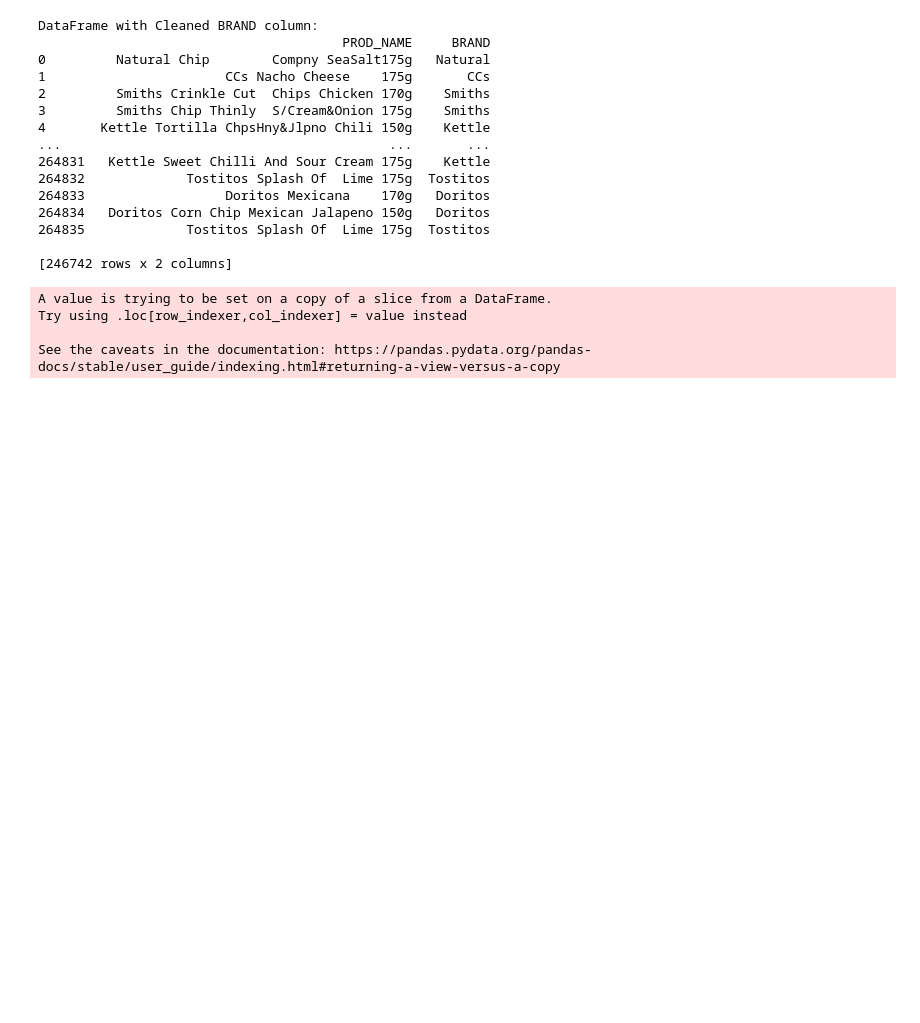
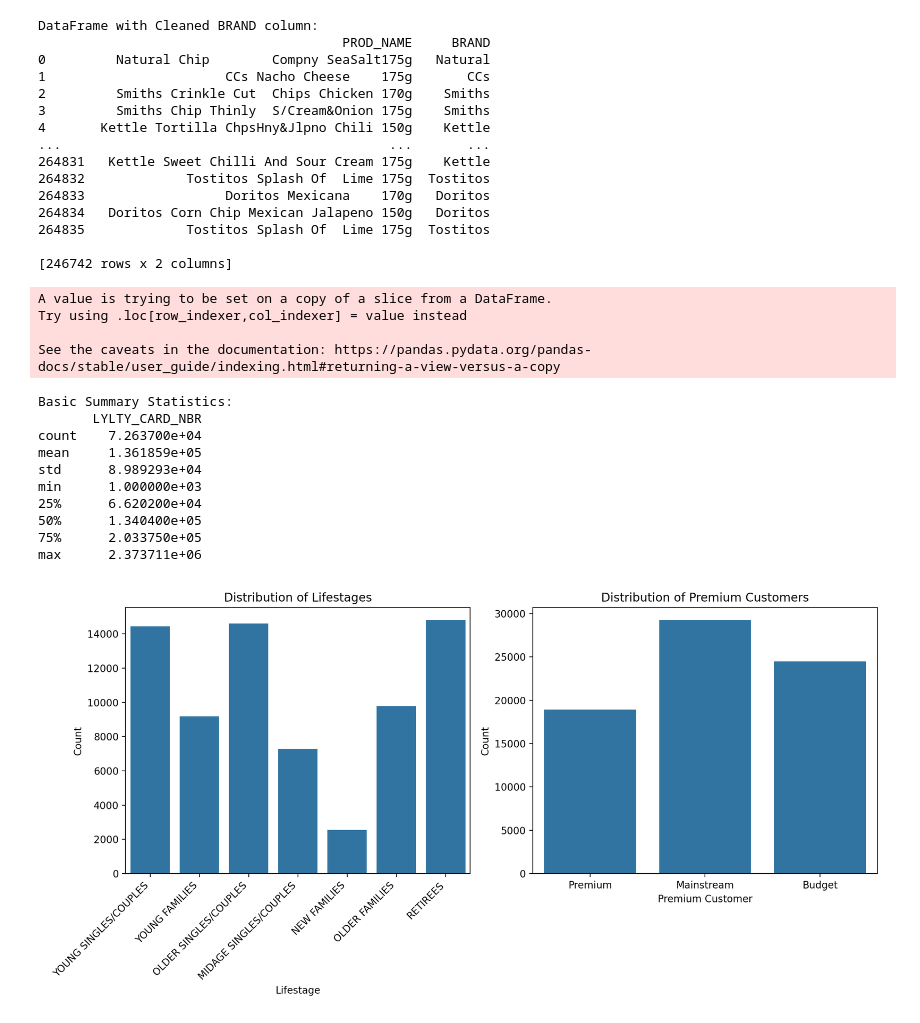
Before and after one commit to yahyaCS/quantiumTasks, a Jupyter notebook: Task1.ipynb, the cells around one changed output. Drawn from its saved outputs; the diff is of its cells as text; code cells hidden in the pictures; blank space fills up the shorter version.

Commit message:
Summarized the Customer Data

```diff
--- a/Task1.ipynb
+++ b/Task1.ipynb
@@ -352,3 +352,38 @@ A value is trying to be set on a copy of a slice from a DataFrame.
 Try using .loc[row_indexer,col_indexer] = value instead
 
 See the caveats in the documentation: https://pandas.pydata.org/pandas-docs/stable/user_guide/indexing.html#returning-a-view-versus-a-copy
+# %%
+import seaborn as sns
+
+print("Basic Summary Statistics:")
+print(df_customerData.describe())
+
+plt.figure(figsize=(12, 6))
+
+plt.subplot(1, 2, 1)
+sns.countplot(x='LIFESTAGE', data=df_customerData)
+plt.title('Distribution of Lifestages')
+plt.xlabel('Lifestage')
+plt.ylabel('Count')
+plt.xticks(rotation=45, ha='right')
+
+plt.subplot(1, 2, 2)
+sns.countplot(x='PREMIUM_CUSTOMER', data=df_customerData)
+plt.title('Distribution of Premium Customers')
+plt.xlabel('Premium Customer')
+plt.ylabel('Count')
+
+plt.tight_layout()
+plt.show()
+# %% [output]
+Basic Summary Statistics:
+       LYLTY_CARD_NBR
+count    7.263700e+04
+mean     1.361859e+05
+std      8.989293e+04
+min      1.000000e+03
+25%      6.620200e+04
+50%      1.340400e+05
+75%      2.033750e+05
+max      2.373711e+06
+[figure, added]
```
